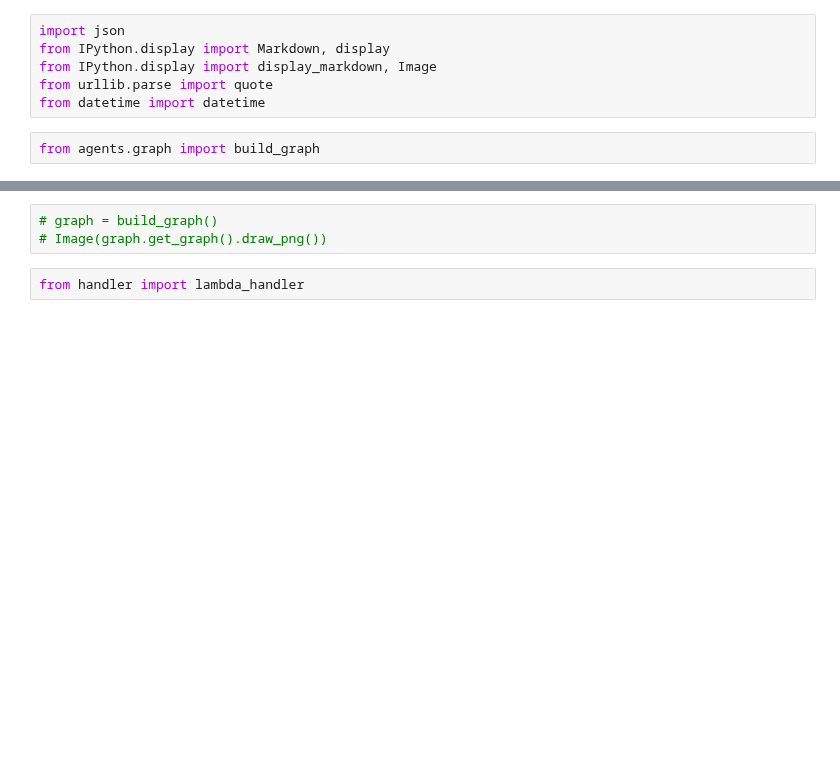
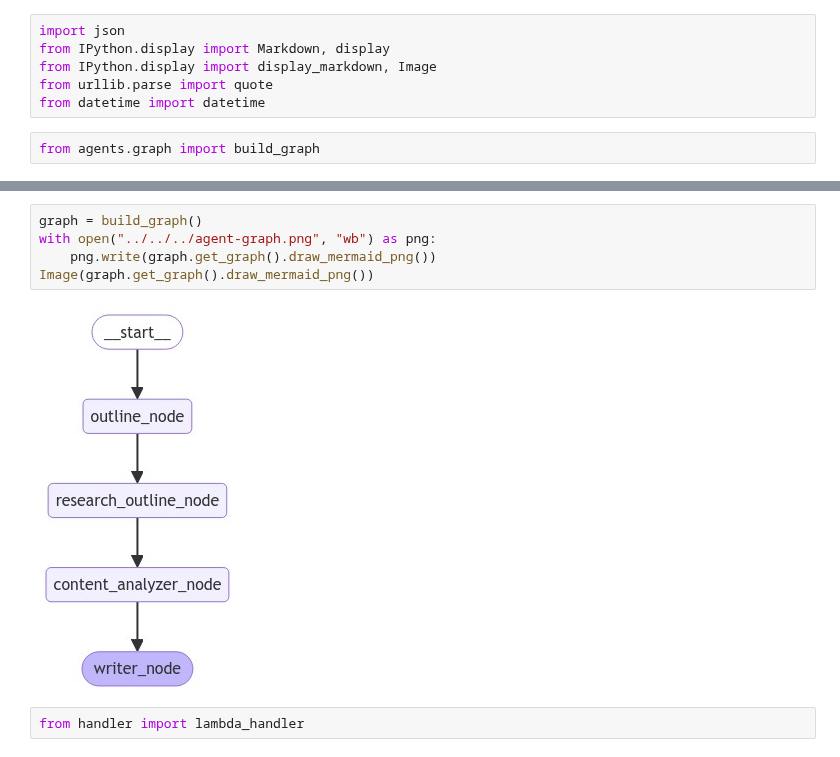
Before and after one commit to drdakjak/truth-seeker, a Jupyter notebook: backend/src/generate_response/agent.ipynb, the cells around one changed output, grey strips where cells are left out. Saved outputs shown, nothing was run; the diff lists cells and outputs as text; blank space fills up the shorter version.

```diff
--- a/backend/src/generate_response/agent.ipynb
+++ b/backend/src/generate_response/agent.ipynb
@@ -16,6 +24,10 @@ from agents.graph import build_graph
-# %%
-# graph = build_graph()
-# Image(graph.get_graph().draw_png())
+# %%
+graph = build_graph()
+with open("../../../agent-graph.png", "wb") as png:
+    png.write(graph.get_graph().draw_mermaid_png())
+Image(graph.get_graph().draw_mermaid_png())
+# %% [output]
+[figure, added]
 # %%
 from handler import lambda_handler
 # %%
```
Also changed, not shown: parts of 4 cells of this notebook, 8 other files.
